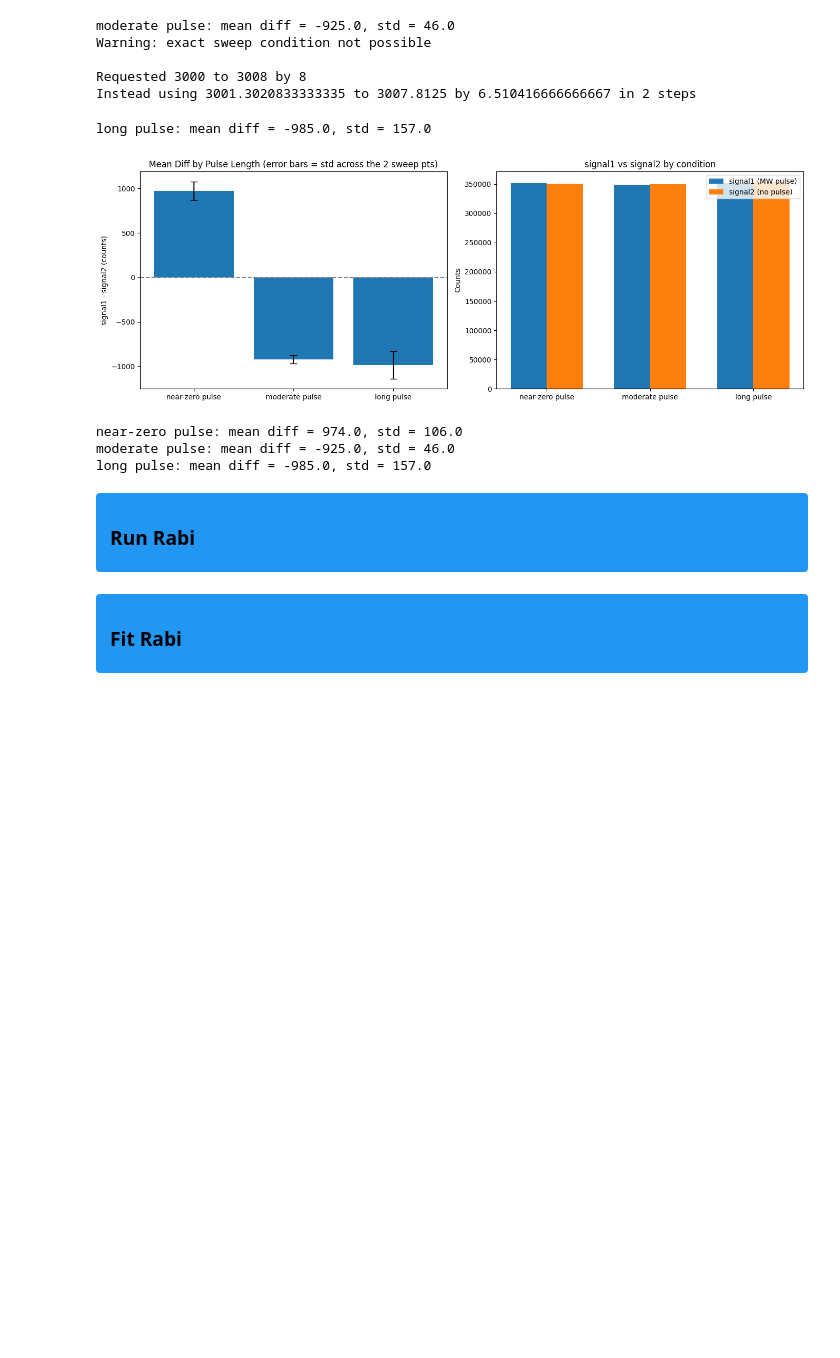
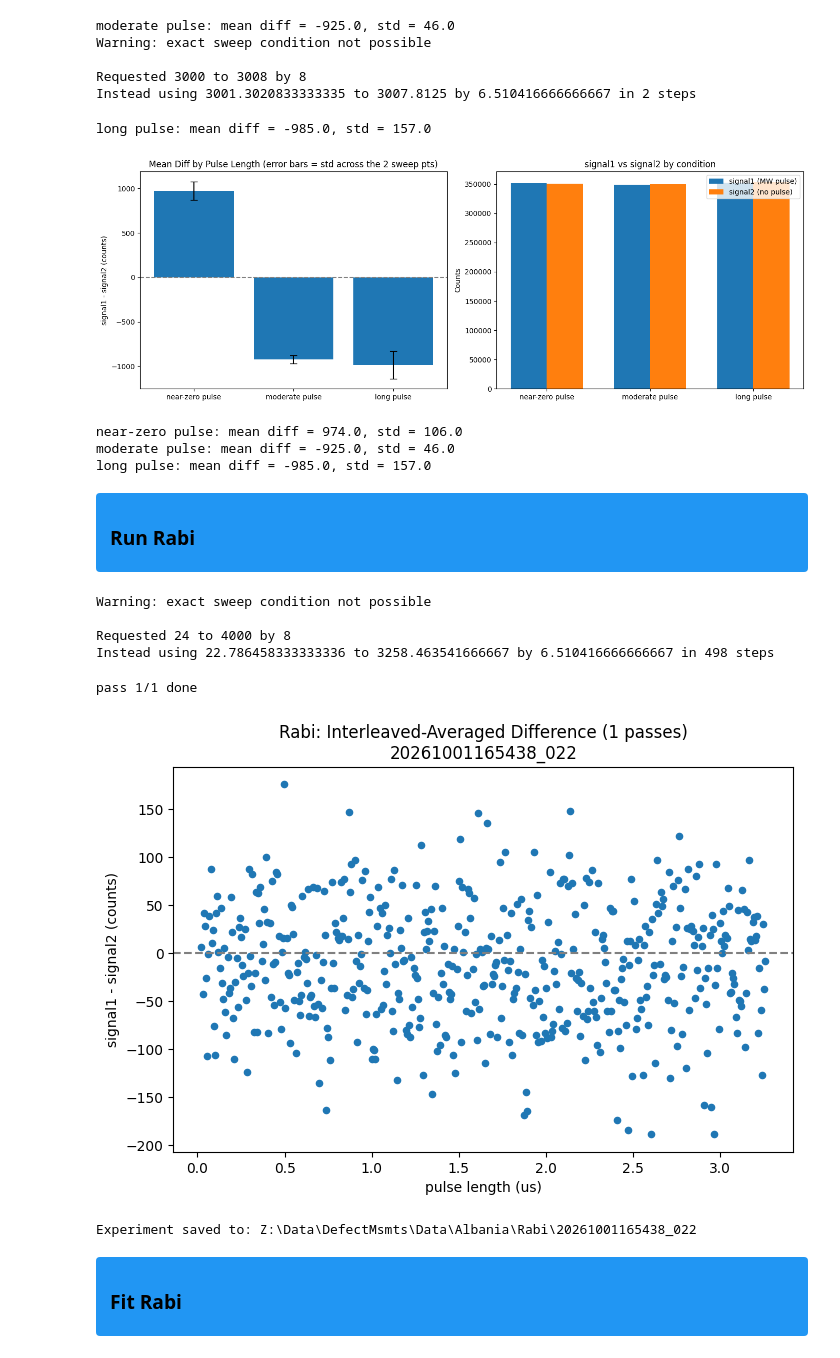
Before and after one commit to jeree-m/qick-dawg, a Jupyter notebook: jupyter_notebooks/ODMR_Rabi_T1.ipynb, the cells around one changed output. Cells and saved outputs as stored; diff of their text form; code cells hidden in the pictures; blank space fills up the shorter version.

```diff
--- a/jupyter_notebooks/ODMR_Rabi_T1.ipynb
+++ b/jupyter_notebooks/ODMR_Rabi_T1.ipynb
@@ -757,8 +760,8 @@ long pulse: mean diff = -985.0, std = 157.0
 <h3 style="color:black; margin:0;">  Run Rabi </h3>
 </div>
 # %%
-n_passes = 10
-reps_per_pass = 50000   # 10 * 200,000 = 2,000,000 total, same as before
+n_passes = 1
+reps_per_pass = 60000   # 10 * 200,000 = 2,000,000 total, same as before
 
 sweep_start_tns = 24
 sweep_stop_tns = 4000
@@ -768,14 +771,15 @@ signal1_sum = None
 signal2_sum = None
 reference1_sum = None
 reference2_sum = None
-resonance_fMHz= 3510
+resonance_fMHz= 3059
 laser_power = 70
+mw_gain = 4000
 readout_offset = 140 #calibrated--check oneNote
 
 for i in range(n_passes):
     config = copy(default_config)
 
-    config.mw_gain = 4000
+    config.mw_gain = mw_gain
     config.mw_fMHz = resonance_fMHz
     config.pre_init = True
     config.relax_delay_treg = 500
@@ -841,33 +845,41 @@ params = {
 save_metadata(experiment_folder, params)
 
 np.savez(
     experiment_folder / "rabi_data.npz",
     pulse_length_us=t,
     signal1=signal1_avg,
     signal2=signal2_avg,
     reference1=reference1_avg,
     reference2=reference2_avg,
     diff=diff,
 )
 
 np.savetxt(
     experiment_folder / "rabi_data.csv",
     np.column_stack([t, signal1_avg, signal2_avg, reference1_avg, reference2_avg, diff]),
     delimiter=",",
     header="pulse_length_us,signal1,signal2,reference1,reference2,diff",
     comments=""
 )
 
 fig, ax = plt.subplots(figsize=(8, 5))
 ax.scatter(t, diff, s=20)
 ax.axhline(0, color='gray', linestyle='--')
 ax.set_xlabel('pulse length (us)')
 ax.set_ylabel('signal1 - signal2 (counts)')
 ax.set_title(f'Rabi: Interleaved-Averaged Difference ({n_passes} passes)\n{experiment_id}')
 fig.savefig(experiment_folder / "rabi_difference_interleaved.png", dpi=300, bbox_inches="tight")
 plt.show()
 
 print(f"Experiment saved to: {experiment_folder}")
+# %% [output]
+Warning: exact sweep condition not possible
+
+Requested 24 to 4000 by 8
+Instead using 22.786458333333336 to 3258.463541666667 by 6.510416666666667 in 498 steps
+pass 1/1 done
+[figure, added]
+Experiment saved to: Z:\Data\DefectMsmts\Data\Albania\Rabi\20261001165438_022
 # %%
 config = copy(default_config)
 
```
Also changed, not shown: parts of 3 cells of this notebook, 1 other file.
